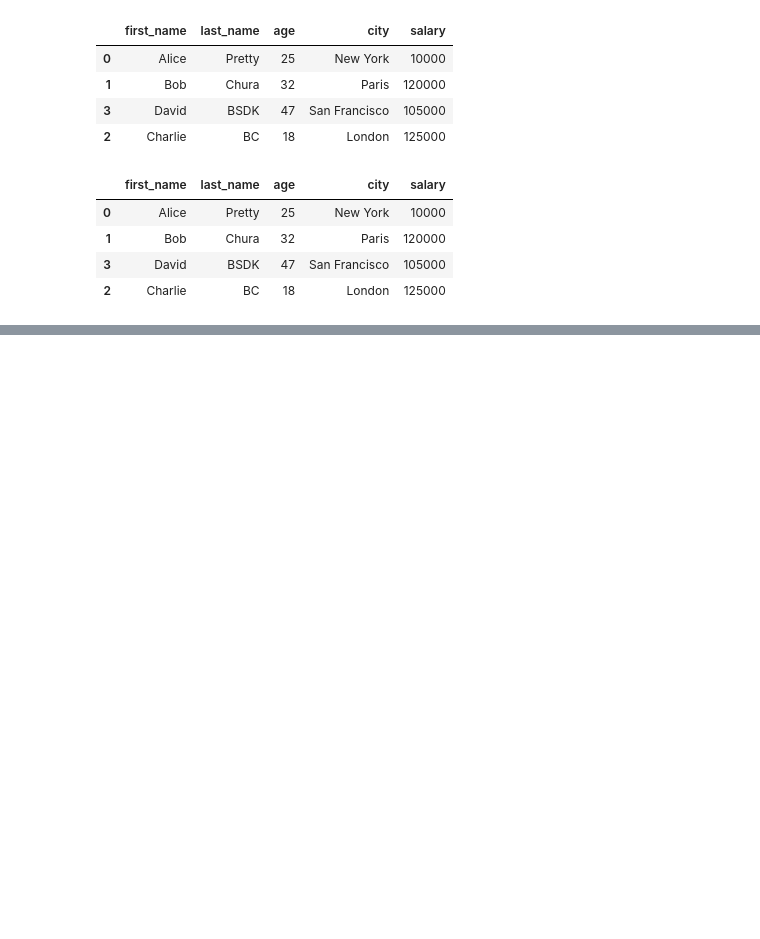
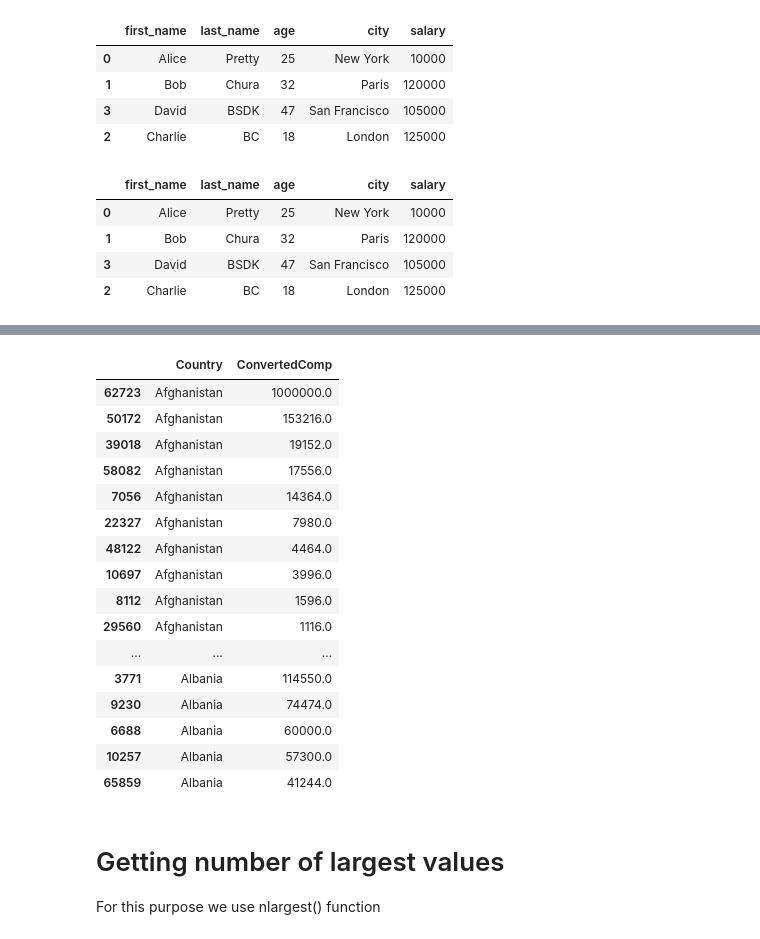
Before and after one commit to TechieBalu/Guide-To-Advance-Python-Concepts, a Jupyter notebook: Pandas by Corey Schafer/Sorting data.ipynb, the cells around one changed output, grey strips where cells are left out. Cells and saved outputs as stored; diff of their text form; code cells hidden in the pictures; blank space fills up the shorter version.

Commit message:
nlargest function

```diff
--- a/Pandas by Corey Schafer/Sorting data.ipynb
+++ b/Pandas by Corey Schafer/Sorting data.ipynb
@@ -61,0 +99,4 @@ data.sort_values(by=["last_name","first_name"], ascending=[False,True])
+# %%
+df
+pd.set_option("display.max_columns",85)
+pd.set_option("display.max_rows",85)
@@ -61,0 +119,3 @@ data.sort_values(by=["last_name","first_name"], ascending=[False,True])
+# %%
+# sorting on country column with inplace=True
+df.sort_values(by="Country",inplace=True)
@@ -61,0 +150,26 @@ data.sort_values(by=["last_name","first_name"], ascending=[False,True])
+# %%
+# Sorting on "Country" column and "ConvertedComp" which is dollar converted salary
+df.sort_values(by=["Country","ConvertedComp"],ascending=[True,False], inplace=True)
+# %%
+df[["Country","ConvertedComp"]].head(50)
+# %% [output]
+|  | Country | ConvertedComp |
+| 62723 | Afghanistan | 1000000.0 |
+| 50172 | Afghanistan | 153216.0 |
+| 39018 | Afghanistan | 19152.0 |
+| 58082 | Afghanistan | 17556.0 |
+| 7056 | Afghanistan | 14364.0 |
+| 22327 | Afghanistan | 7980.0 |
+| 48122 | Afghanistan | 4464.0 |
+| 10697 | Afghanistan | 3996.0 |
+| 8112 | Afghanistan | 1596.0 |
+| 29560 | Afghanistan | 1116.0 |
+| ... | ... | ... |
+| 3771 | Albania | 114550.0 |
+| 9230 | Albania | 74474.0 |
+| 6688 | Albania | 60000.0 |
+| 10257 | Albania | 57300.0 |
+| 65859 | Albania | 41244.0 |
+# %% [markdown]
+# Getting number of largest values
+For this purpose we use nlargest() function
```
Also changed, not shown: parts of 12 cells of this notebook.
